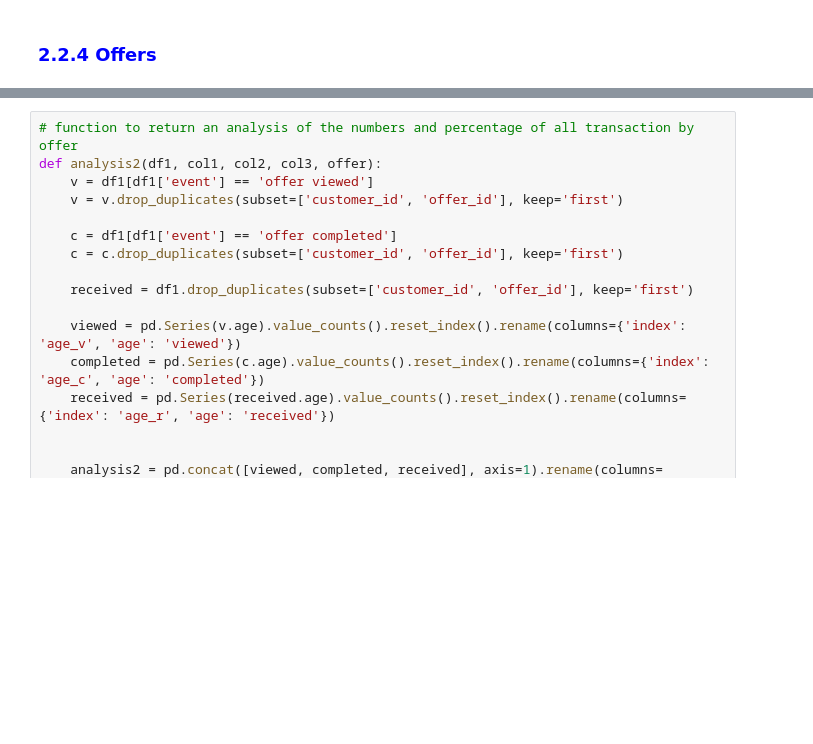
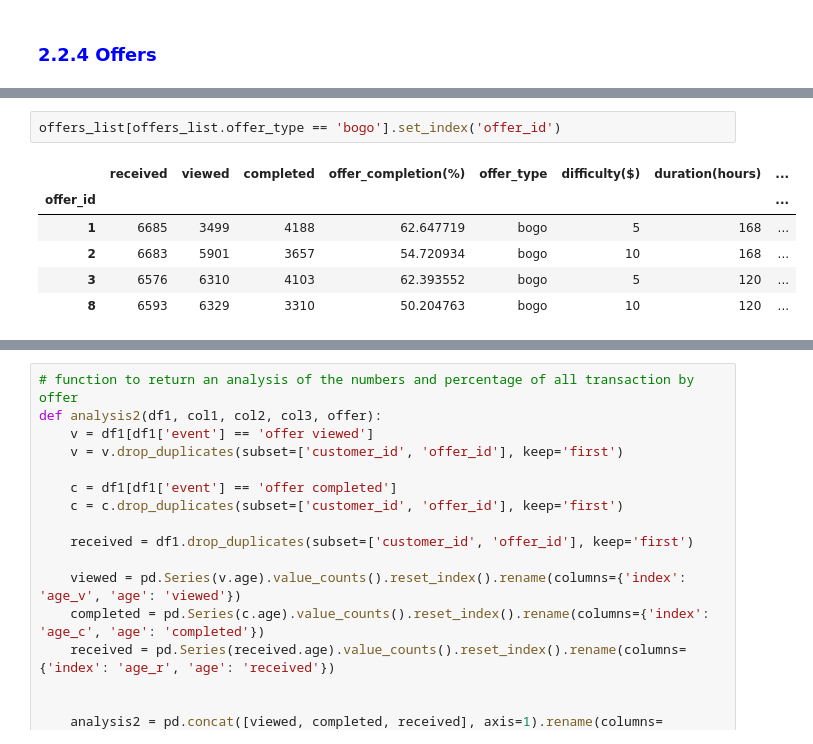
Before and after one commit to salitr/starbucks_offers_analysis, a Jupyter notebook: Starbucks_Capstone_notebook.ipynb, the cells around one changed output, grey strips where cells are left out. Cells and saved outputs as stored; diff of their text form; blank space fills up the shorter version.

```diff
--- a/Starbucks_Capstone_notebook.ipynb
+++ b/Starbucks_Capstone_notebook.ipynb
@@ -2064,0 +2095,9 @@ Consider using IPython.display.IFrame instead
+# %%
+offers_list[offers_list.offer_type == 'bogo'].set_index('offer_id')
+# %% [output]
+|  | received | viewed | completed | offer_completion(%) | offer_type | difficulty($) | duration(hours) | ... |
+| offer_id |  |  |  |  |  |  |  | ... |
+| 1 | 6685 | 3499 | 4188 | 62.647719 | bogo | 5 | 168 | ... |
+| 2 | 6683 | 5901 | 3657 | 54.720934 | bogo | 10 | 168 | ... |
+| 3 | 6576 | 6310 | 4103 | 62.393552 | bogo | 5 | 120 | ... |
+| 8 | 6593 | 6329 | 3310 | 50.204763 | bogo | 10 | 120 | ... |
```
Also changed, not shown: parts of 9 cells of this notebook.
